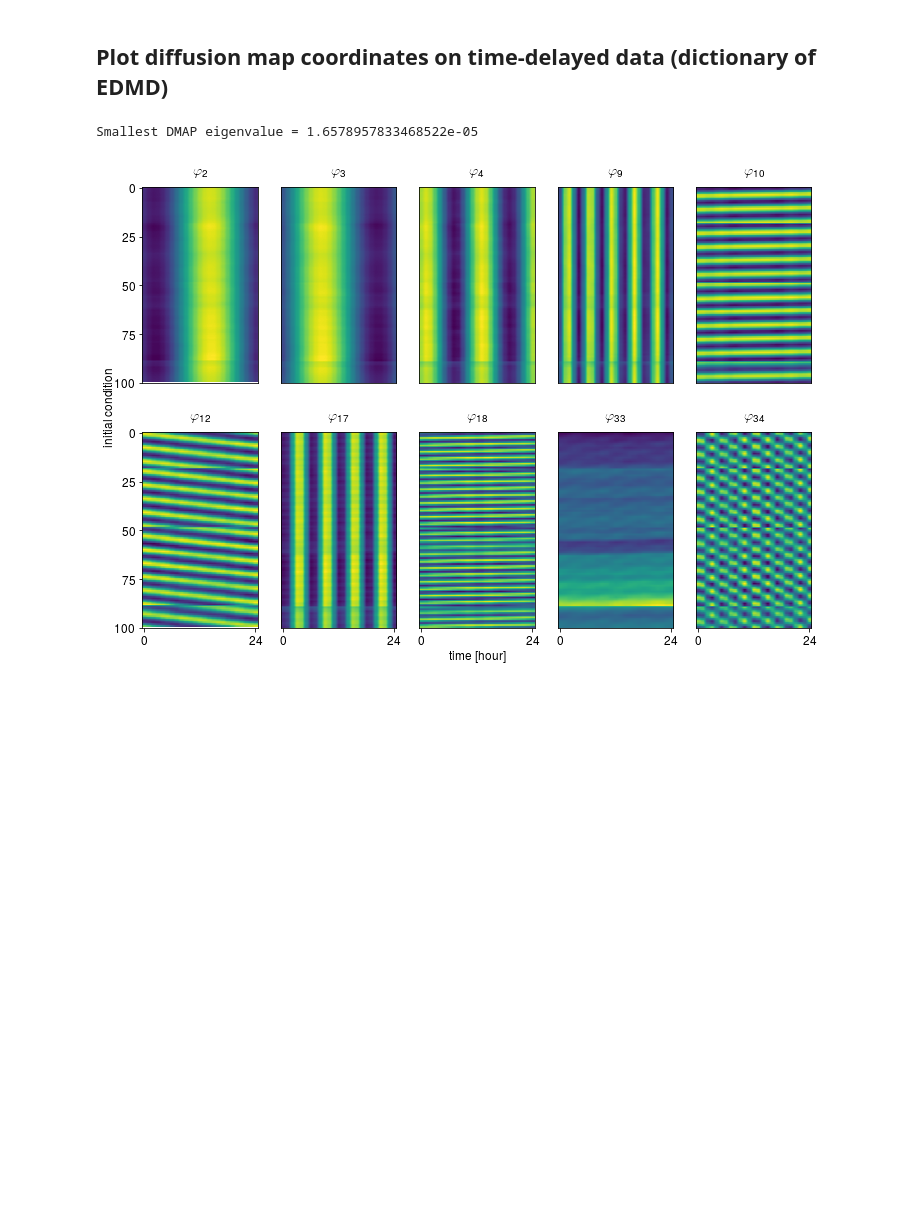
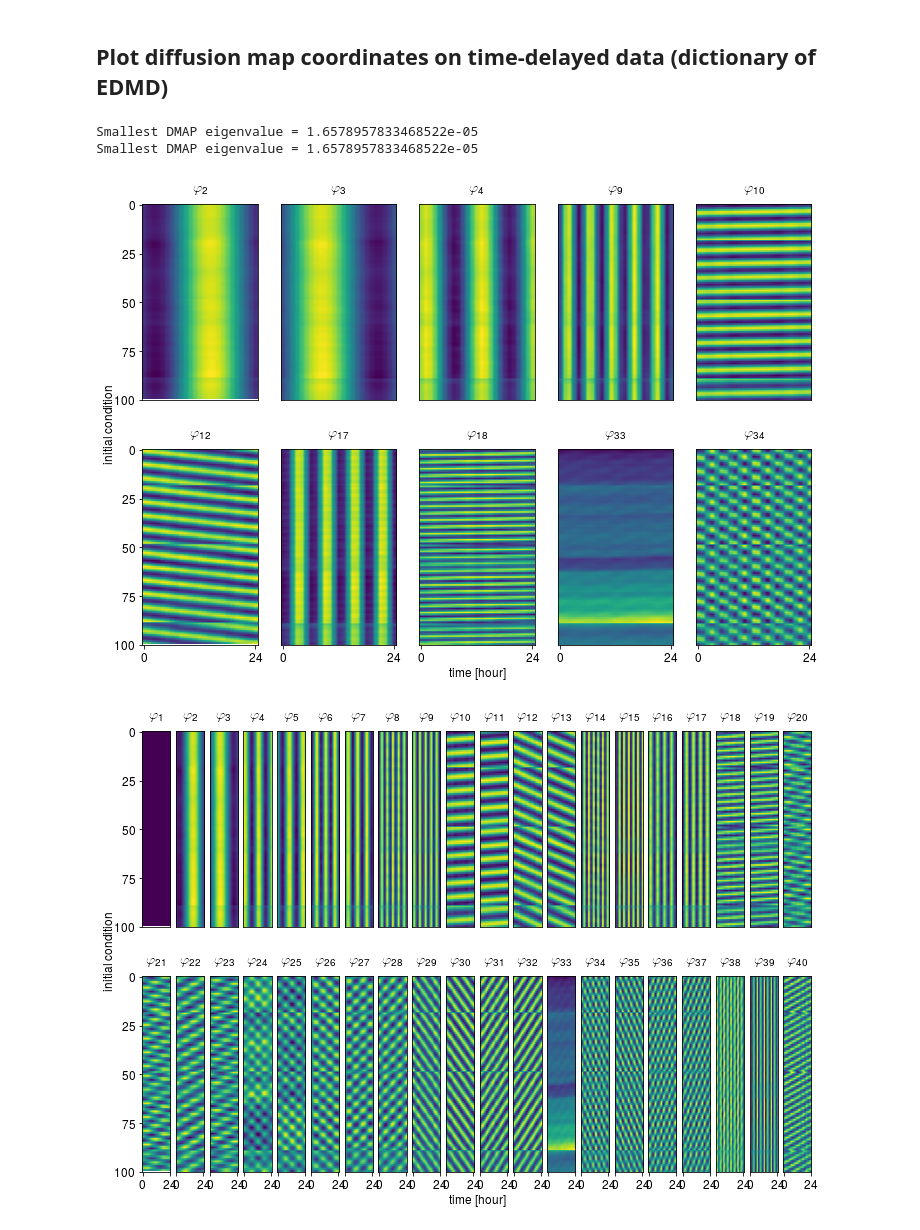
Before and after one commit to datafold-dev/paper_modeling_melburnians, a Jupyter notebook: notebook.ipynb, the cells around one changed output. Saved outputs shown, nothing was run; the diff lists cells and outputs as text; code cells hidden in the pictures; blank space fills up the shorter version.

```diff
--- a/notebook.ipynb
+++ b/notebook.ipynb
@@ -248,10 +233,19 @@ Naive score test = -0.04684109289588103
 # %%
 helper.plot_paper_dmap_selection(
     edmd,
+    selection = np.array([1, 2, 3, 8, 9, 11, 16, 17, 32, 33]),
     X_latent_test=X_latent_test,
 )
+
+helper.plot_paper_dmap_selection(
+    edmd,
+    selection = np.arange(40),
+    X_latent_test=X_latent_test,
+)
 # %% [output]
 Smallest DMAP eigenvalue = 1.6578957833468522e-05
+Smallest DMAP eigenvalue = 1.6578957833468522e-05
 [figure]
+[figure, added]
 # %% [markdown]
 ## Plot saisonal diffusion map time series
```
Also changed, not shown: parts of 15 cells of this notebook, 1 other file.
